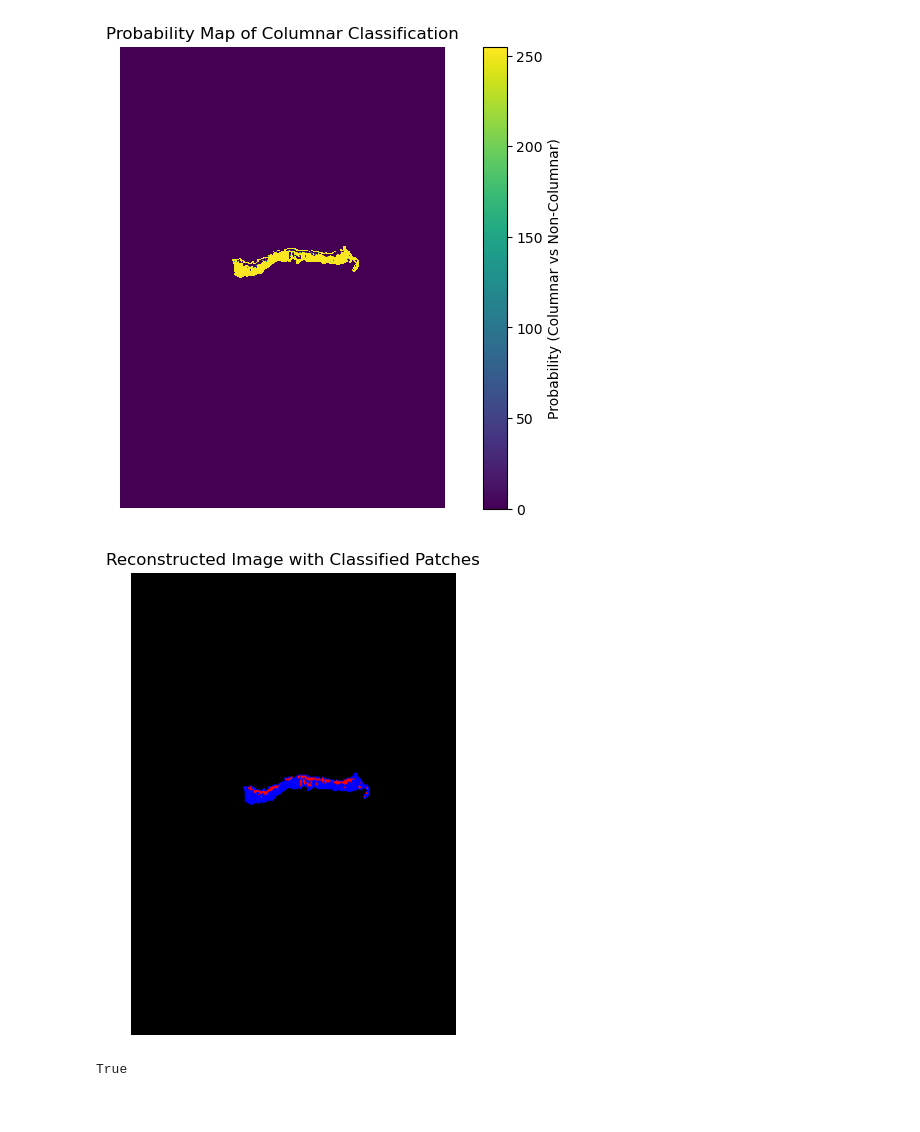
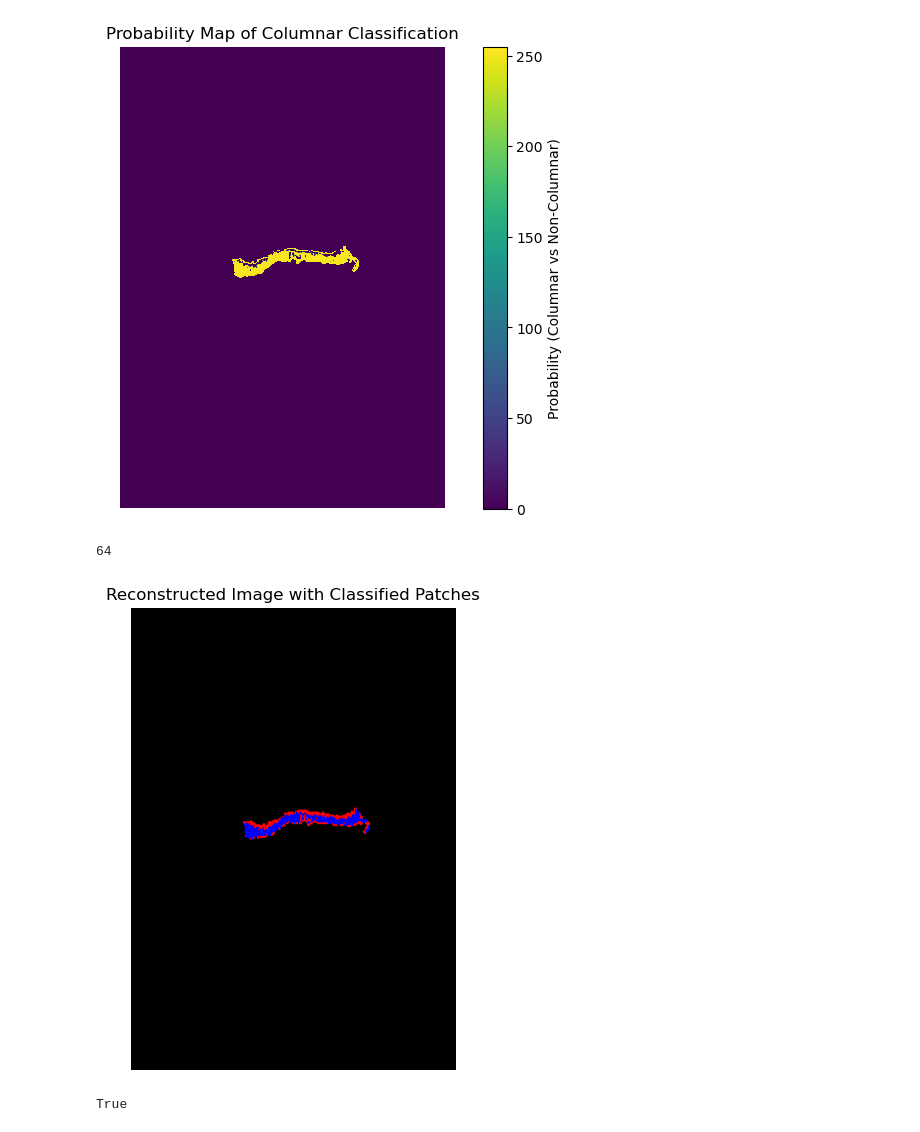
Before and after one commit to yeonsoo00/SegByEmbedding, a Jupyter notebook: Patching.ipynb, the cells around one changed output. Cells and saved outputs as stored; diff of their text form; code cells hidden in the pictures.

```diff
--- a/Patching.ipynb
+++ b/Patching.ipynb
@@ -55,11 +55,11 @@ def set_seed(seed=42):
 set_seed(42)
 
 columnar = image[6900:7050, 5100:5500, :]
-noncolumnar = image[6700:6800, 5100:5500, :]
+noncolumnar = image[6700:6850, 5100:5500]# [6700:6800, 5100:5500, :]
 
 save2 = '/home/yec23006/projects/research/KneeGrowthPlate/Embedding/results/patch_extraction'
 
-def patch_extractor(img, num_patches=100, patch_size=64, intensity_threshold=10):
+def patch_extractor(img, num_patches=200, patch_size=64, intensity_threshold=10):
     h, w, _ = img.shape
     patches = []
 
@@ -268,7 +270,7 @@ Total extracted patches: 1486
 from sklearn.decomposition import PCA
 import matplotlib.pyplot as plt
 
-filtered_patches = np.load('/home/yec23006/projects/research/KneeGrowthPlate/Embedding/results/patch_extraction/filtered_patches.npy')
+filtered_patches = np.load('/home/yec23006/projects/research/KneeGrowthPlate/Embedding/results/patch_extraction/filtered_patches_nb.npy')
 data_tensor_eval = torch.tensor(filtered_patches).to(device)
 data_tensor_eval = data_tensor_eval.to(torch.float32)/255.0
 data_tensor_eval = data_tensor_eval.permute(0, 3, 1, 2)
@@ -374,7 +376,7 @@ with torch.no_grad():
 original_image_path = "/home/yec23006/projects/research/KneeGrowthPlate/Embedding/results/plate_selection/overlay_extraction.png"  # Update as needed
 original_image = cv2.imread(original_image_path, cv2.IMREAD_COLOR)
 original_shape = original_image.shape[:2]  # (H, W)
-filtered_positions_path = "/home/yec23006/projects/research/KneeGrowthPlate/Embedding/results/patch_extraction/filtered_patch_positions.npy"
+filtered_positions_path = "/home/yec23006/projects/research/KneeGrowthPlate/Embedding/results/patch_extraction/filtered_patch_positions_nb.npy"
 filtered_positions = np.load(filtered_positions_path)
 # Generate probability map
 prob_map = np.zeros(original_shape, dtype=np.float32)
@@ -386,7 +388,7 @@ for (y, x), prob in zip(filtered_positions, probabilities):
 # Normalize to [0, 255] for visualization
 prob_map = (prob_map - prob_map.min()) / (prob_map.max() - prob_map.min()) * 255
 prob_map = prob_map.astype(np.uint8)
-
+Image.fromarray(prob_map).save('/home/yec23006/projects/research/KneeGrowthPlate/Embedding/results/patch_extraction/prob_map_nb.png')
 plt.figure(figsize=(10, 6))
 plt.imshow(prob_map, cmap="jet", interpolation="nearest")
 plt.colorbar(label="Probability (Columnar vs Non-Columnar)")
@@ -405,6 +407,10 @@ plt.title("Probability Map of Columnar Classification")
 plt.show()
 # %% [output]
 [figure]
+# %%
+filtered_patches.shape[1]
+# %% [output]
+64
 # %%
 def reconstruct_image_from_patches(image_shape, patches, positions, labels):
     """
@@ -446,35 +452,35 @@ def reconstruct_image_from_patches(image_shape, patches, positions, labels):
         color = columnar_color if label == 1 else non_columnar_color
 
         # Fill patch region with the respective color
         reconstructed_image[y:y+patch_size, x:x+patch_size] = color
 
     return reconstructed_image
 
 # Load the original image shape (for reconstruction)
 path2img = '/home/yec23006/projects/research/KneeGrowthPlate/Embedding/results/plate_selection/overlay_extraction.png'
 original_image = cv2.imread(path2img, cv2.IMREAD_COLOR)
 original_shape = original_image.shape
 
 # Load filtered patches and positions
-filtered_patches_path = "/home/yec23006/projects/research/KneeGrowthPlate/Embedding/results/patch_extraction/filtered_patches.npy"
-filtered_positions_path = "/home/yec23006/projects/research/KneeGrowthPlate/Embedding/results/patch_extraction/filtered_patch_positions.npy"
+filtered_patches_path = "/home/yec23006/projects/research/KneeGrowthPlate/Embedding/results/patch_extraction/filtered_patches_nb.npy"
+filtered_positions_path = "/home/yec23006/projects/research/KneeGrowthPlate/Embedding/results/patch_extraction/filtered_patch_positions_nb.npy"
 
 filtered_patches = np.load(filtered_patches_path)
 filtered_positions = np.load(filtered_positions_path)
 
 # Reconstruct the image with color-coded classifications
 reconstructed_image = reconstruct_image_from_patches(original_shape, filtered_patches, filtered_positions, predicted_labels)
 
 # Display the reconstructed image
 plt.figure(figsize=(10, 6))
 plt.imshow(cv2.cvtColor(reconstructed_image, cv2.COLOR_BGR2RGB))
 plt.axis("off")
 plt.title("Reconstructed Image with Classified Patches")
 plt.show()
 
 # Save
-reconstructed_image_path = "/home/yec23006/projects/research/KneeGrowthPlate/Embedding/results/patch_extraction/reconstructed_image.png"
+reconstructed_image_path = "/home/yec23006/projects/research/KneeGrowthPlate/Embedding/results/patch_extraction/reconstructed_image_nb.png"
 cv2.imwrite(reconstructed_image_path, reconstructed_image)
 # %% [output]
-[figure, old version]
+[figure, new version]
 True
```
Also changed, not shown: parts of 10 cells of this notebook, 3 other files.
